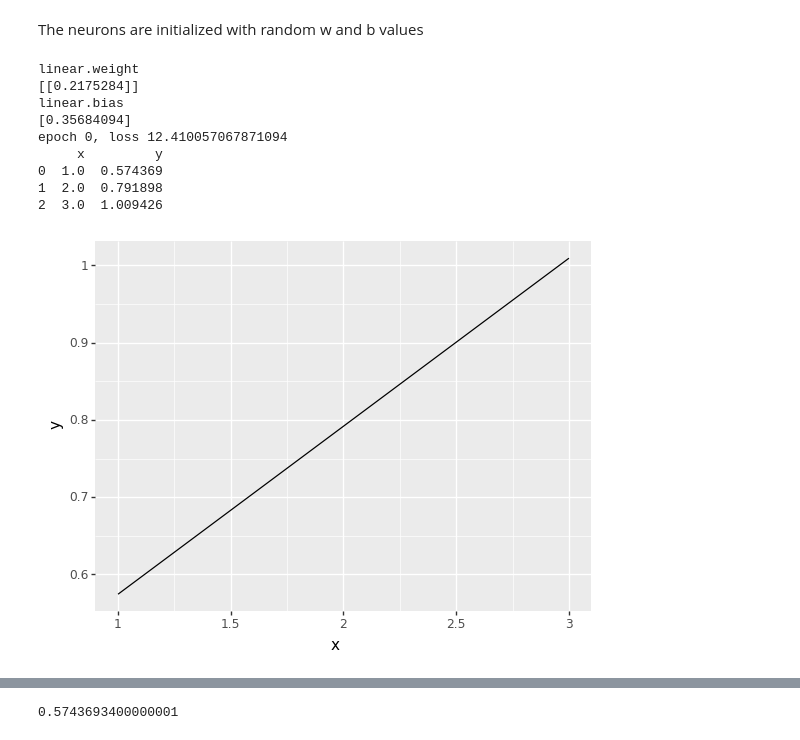
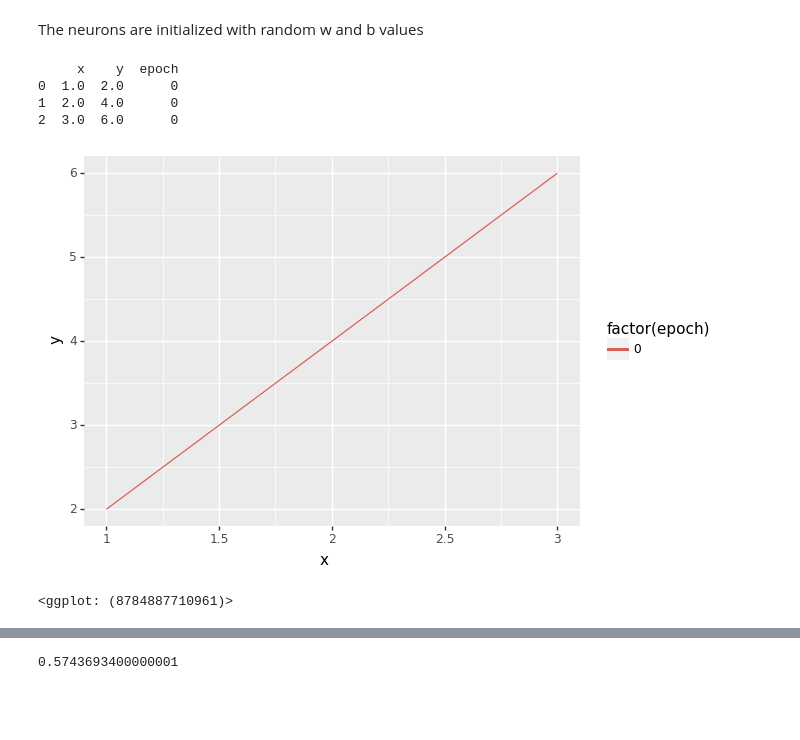
Before and after one commit to robert-s-lee/ml_linear_regression, a Jupyter notebook: 1_neuron.ipynb, the cells around one changed output, grey strips where cells are left out. Drawn from its saved outputs; the diff is of its cells as text; code cells hidden in the pictures; blank space fills up the shorter version.

```diff
--- a/1_neuron.ipynb
+++ b/1_neuron.ipynb
@@ -17,8 +19,12 @@ y_data = Variable(torch.Tensor([[2.0], [4.0], [6.0]]))
 # %% [markdown]
 Lets predict the line
 # %%
-def graph(y_data):
+def makedf(y_data, epoch=0):
   # convert tensor to regular float numbers
-  df = pd.DataFrame(list(zip(x_data, y_data)), columns =['x', 'y']).astype("float")
-  print(df)
-  return(ggplot(df)+aes(x='x',y='y')+geom_line())
+  new_df = pd.DataFrame(list(zip(x_data, y_data)), columns =['x', 'y']).astype("float")
+  new_df['epoch'] = epoch
+  print(new_df)
+  return(new_df)
+
+def graph(df):
+  return(ggplot(df)+aes(x='x',y='y',group='factor(epoch)', color='factor(epoch)')+geom_line())
@@ -74,14 +78,11 @@ def train(epoch):
-# %%
-x=train(epoch)
-print(x)
-# %% [output]
-linear.weight
-[[0.2175284]]
-linear.bias
-[0.35684094]
-epoch 0, loss 12.410057067871094
-     x         y
-0  1.0  0.574369
-1  2.0  0.791898
-2  3.0  1.009426
-[figure, removed]
+# %%
+epoch=1
+df = makedf(y_data)
+graph(df)
+# %% [output]
+     x    y  epoch
+0  1.0  2.0      0
+1  2.0  4.0      0
+2  3.0  6.0      0
+[figure, added]
+<ggplot: (8784887710961)>
```
Also changed, not shown: parts of 6 cells of this notebook.
